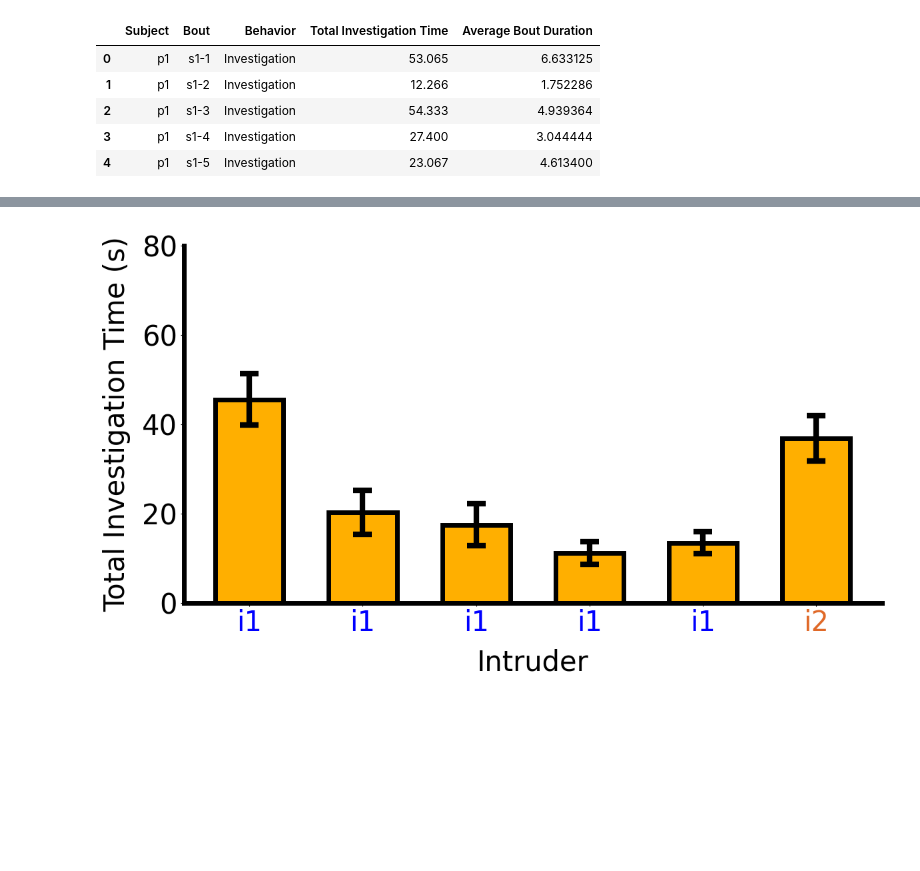
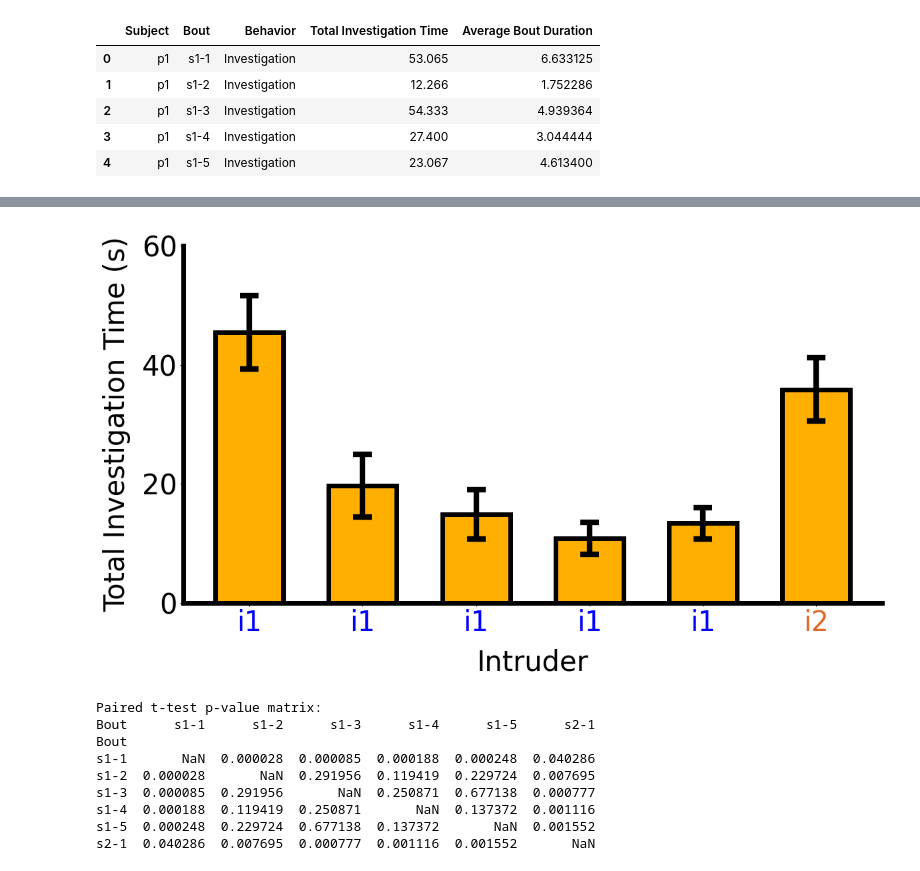
Before and after one commit to padillacoreanolab/Fiber_Photometry, a Jupyter notebook: Hab_Dishab/hd_time_analysis.ipynb, the cells around one changed output, grey strips where cells are left out. Saved outputs shown, nothing was run; the diff lists cells and outputs as text; code cells hidden in the pictures; blank space fills up the shorter version.

```diff
--- a/Hab_Dishab/hd_time_analysis.ipynb
+++ b/Hab_Dishab/hd_time_analysis.ipynb
@@ -111,24 +110,33 @@ plot_behavior_times_across_bouts_gray(
 # %%
 # Total Investigation Time Across Bouts
 plot_behavior_times_across_bouts_gray_bars_only(
     metadata_df=metadata_df,
     y_col="Total Investigation Time",
     behavior="Investigation",
     title=" ",
     xlabel="Intruder",
     ylabel="Total Investigation Time (s)",
     custom_xtick_labels=["i1", "i1", "i1", "i1", "i1", "i2"],
     custom_xtick_colors=["blue", "blue", "blue", "blue", "blue", "#E06928"],
-    ylim=(0, 80),
+    ylim=(0, 60),
     bar_color=brain_region,
     yticks_increment=20,
     figsize=(12,7),
     pad_inches=0.1,
-    save=True,
-    save_name=r"Hab_Dishab_Plots\Timing_Plots\NAc_C123_Total_Investigation_Time_Across_Bouts_no_mice.png"
+    save=False,
+    save_name=r"Hab_Dishab_Plots\Timing_Plots\mPFC_C123_Total_Investigation_Time_Across_Bouts_no_mice.png"
 )
 # %% [output]
-[figure, old version]
+[figure, new version]
+Paired t-test p-value matrix:
+Bout      s1-1      s1-2      s1-3      s1-4      s1-5      s2-1
+Bout
+s1-1       NaN  0.000028  0.000085  0.000188  0.000248  0.040286
+s1-2  0.000028       NaN  0.291956  0.119419  0.229724  0.007695
+s1-3  0.000085  0.291956       NaN  0.250871  0.677138  0.000777
+s1-4  0.000188  0.119419  0.250871       NaN  0.137372  0.001116
+s1-5  0.000248  0.229724  0.677138  0.137372       NaN  0.001552
+s2-1  0.040286  0.007695  0.000777  0.001116  0.001552       NaN
 # %%
 # plot_behavior_times_across_bouts_colored(
 #     metadata_df=metadata_df,
```
Also changed, not shown: parts of 6 cells of this notebook, 8 other files.
